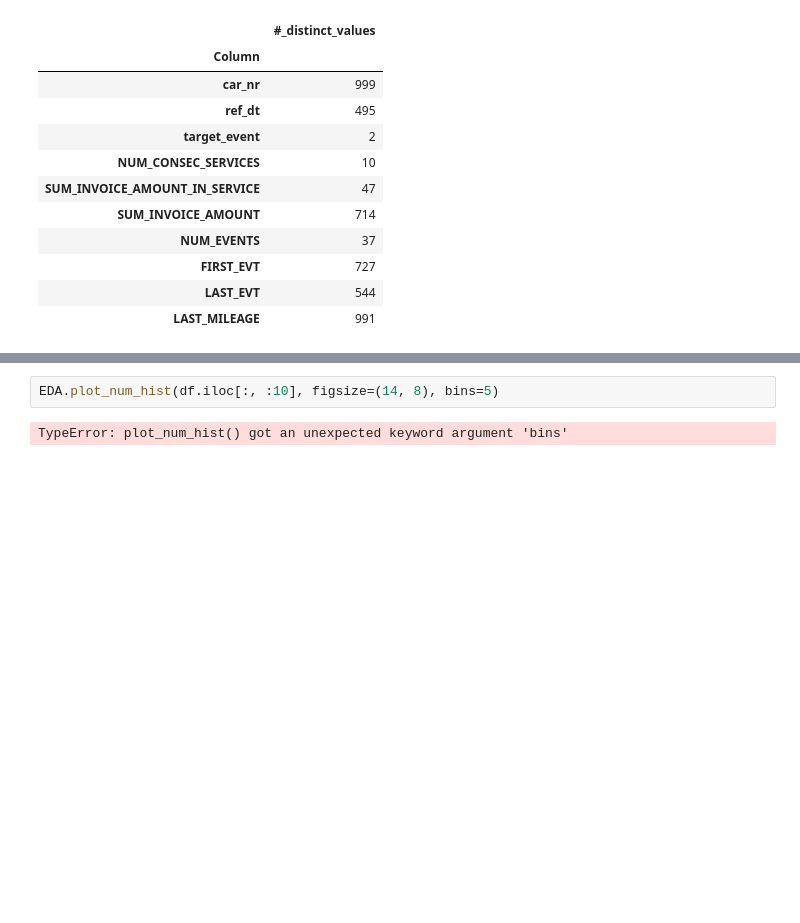
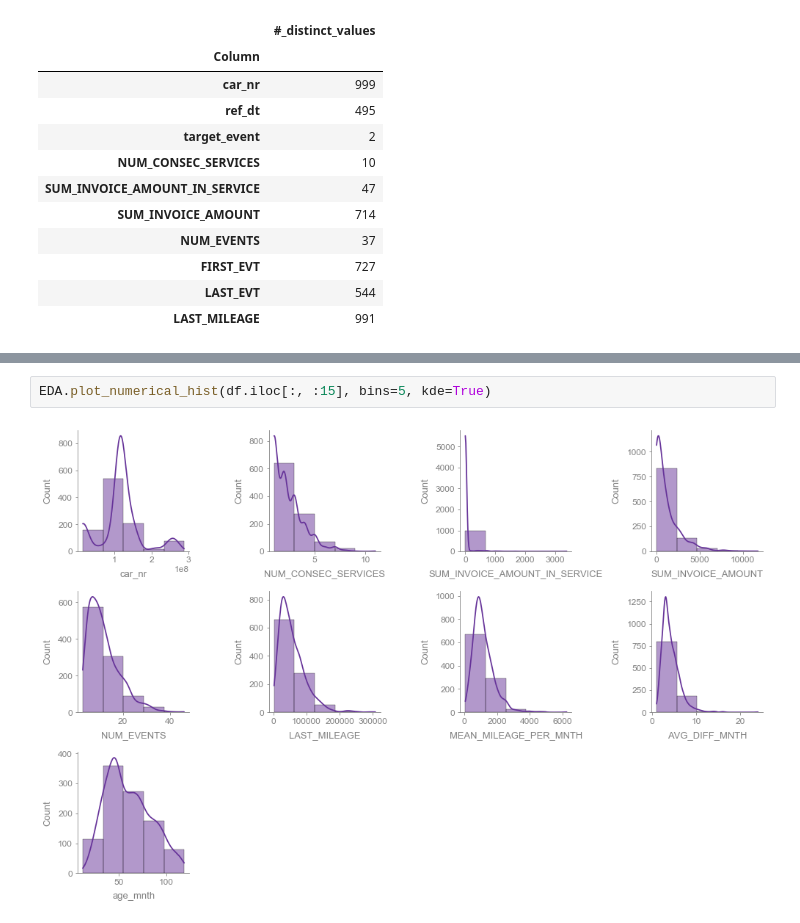
Before and after one commit to rbuerki/codebook, a Jupyter notebook: dev/dev_EDA.ipynb, the cells around one changed output, grey strips where cells are left out. Cells and saved outputs as stored; diff of their text form; blank space fills up the shorter version.

```diff
--- a/dev/dev_EDA.ipynb
+++ b/dev/dev_EDA.ipynb
@@ -108,4 +110,4 @@ EDA.display_tail_transposed(df.iloc[:, :10], random_state=None)
 # %%
-EDA.plot_num_hist(df.iloc[:, :10], figsize=(14, 8), bins=5)
+EDA.plot_numerical_hist(df.iloc[:, :15], bins=5, kde=True)
 # %% [output]
-TypeError: plot_num_hist() got an unexpected keyword argument 'bins'
+[figure, added]
```
Also changed, not shown: parts of 7 cells of this notebook, 1 other file.
